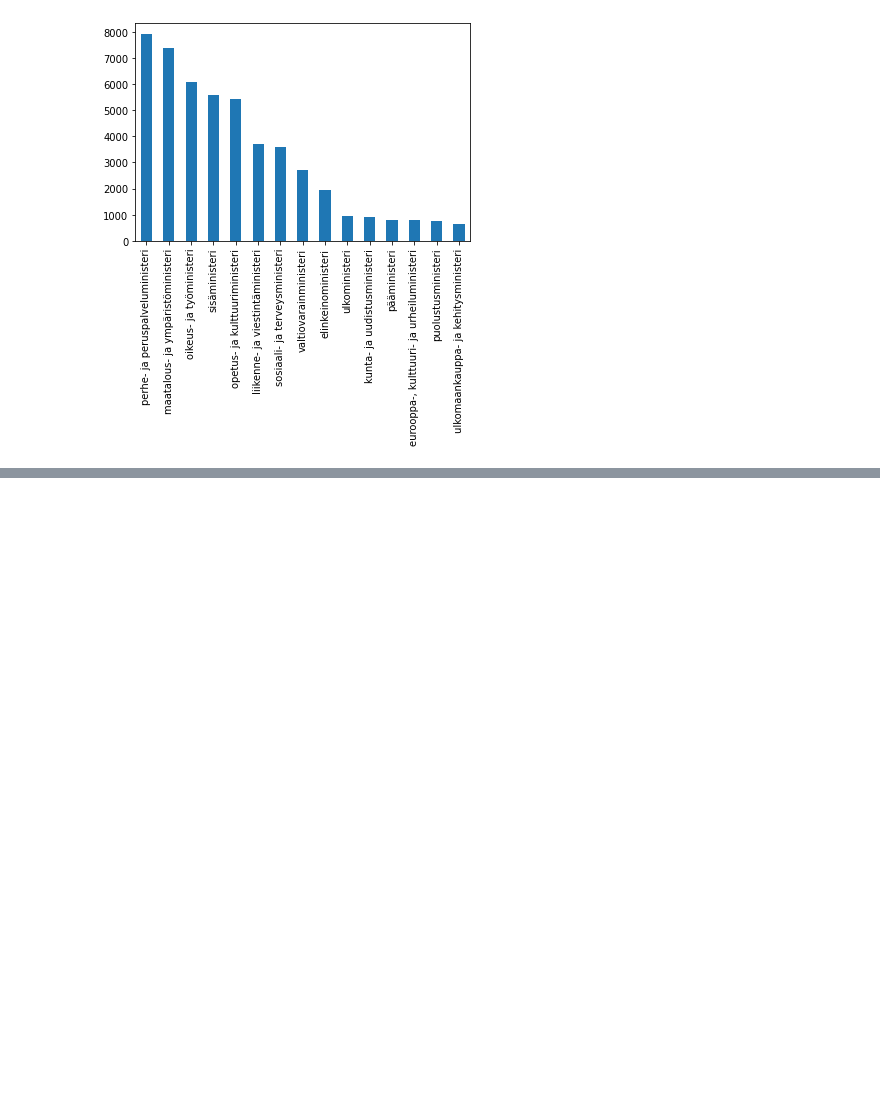
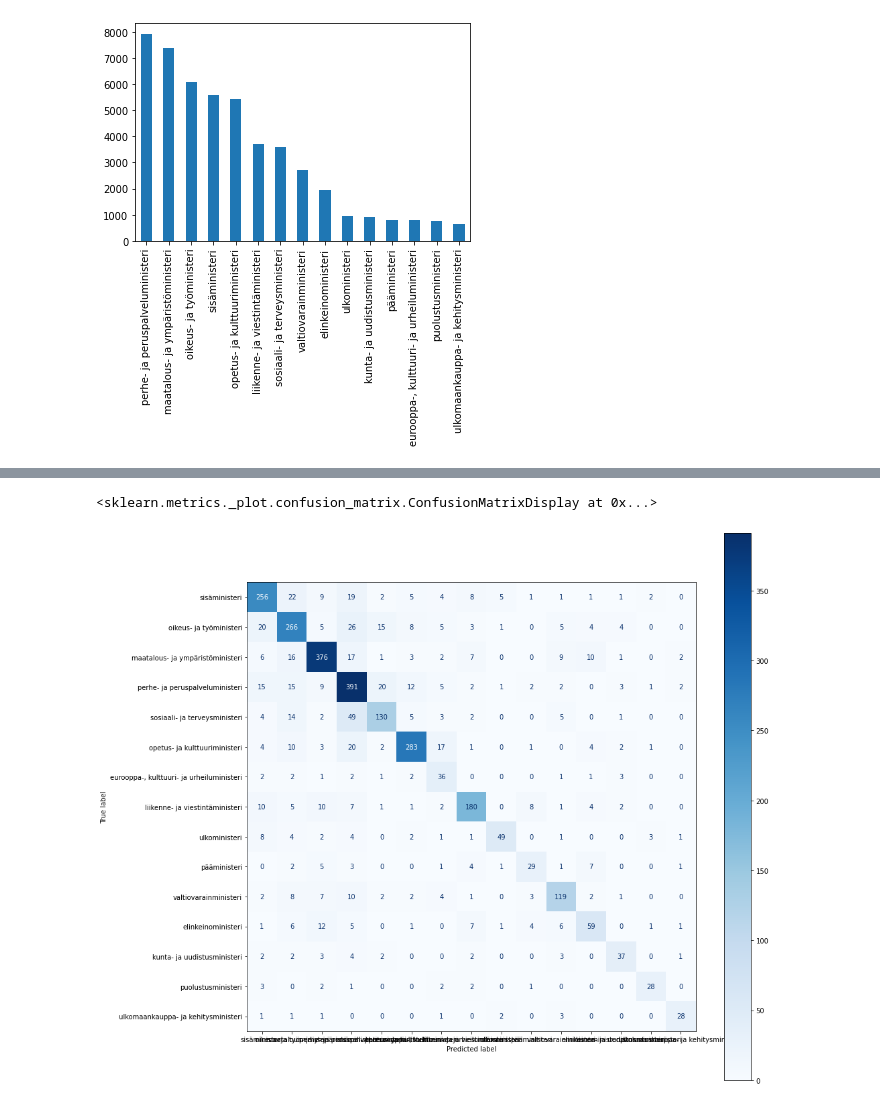
Before and after one commit to SampoImmonen/FinnishBERT-Finetuning, a Jupyter notebook: FinnishBERT Finetune.ipynb, the cells around one changed output, grey strips where cells are left out. Cells and saved outputs as stored; diff of their text form; code cells hidden in the pictures; blank space fills up the shorter version.

```diff
--- a/FinnishBERT Finetune.ipynb
+++ b/FinnishBERT Finetune.ipynb
@@ -147,29 +150,40 @@ BertForSequenceClassification(
 # %%
 from transformers import AdamW, BertForSequenceClassification
 from tqdm.notebook import tqdm
+import warnings
+warnings.filterwarnings('ignore')
 
 #Parameters
-epochs = 2
+epochs = 4
 BATCH_SIZE = 32
 LR=2e-5
 device = 'cuda'
+save_checkpoint = True
 
 print("initializing model")
-model = BertForSequenceClassification.from_pretrained("TurkuNLP/bert-base-finnish-uncased-v1", num_labels=len(labels))
-model.train()
+model = BertForSequenceClassification.from_pretrained("TurkuNLP/bert-base-finnish-uncased-v1", num_labels=len(label_names))
 model.to(device)
 
 print("initializing datasets and optimizer")
 trainloader = DataLoader(trainset, batch_size=BATCH_SIZE, collate_fn=collate_func)
 evalloader = DataLoader(evalset, batch_size=BATCH_SIZE, collate_fn=collate_func)
-optimizer = AdamW(model.parameters(), lr=1e-5)
+optimizer = AdamW(model.parameters(), lr=LR)
+eval_stats_list = []
+
+#print evaluation stats before any training
+eval_stats = evaluation_stats(model, evalloader)
+eval_stats_list.append(eval_stats)
+best_acc = 0
+
+print(eval_stats)
+
 
 print("starting training")
-
 for epoch in range(epochs):
     print(f"starting epoch:{epoch+1}")
     i=0
     losses = []
+    model.train()
     for data in tqdm(trainloader):
         i+=1
 
@@ -182,7 +196,15 @@ for epoch in range(epochs):
         loss.backward()
         optimizer.step()
         losses.append(loss.item())
-    print(sum(losses)/len(losses))
+    print(f"Training Loss Epoch{epoch+1}: {sum(losses)/len(losses)}")
+    eval_stats = evaluation_stats(model, evalloader)
+    if eval_stats[1] > best_acc:
+        best_acc = eval_stats[1]
+        if save_checkpoint:
+            torch.save(model.state_dict(), "bestmodel.pt")
+    print(eval_stats)
+    eval_stats_list.append(eval_stats)
+
 #for data in evalloader
 # %% [output]
 initializing model
@@ -204,0 +236,5 @@ starting epoch:2
+# %%
+from sklearn.metrics import classification_report, confusion_matrix, ConfusionMatrixDisplay
+testset = TextClassificationDataset("data/test.csv")
+testloader = DataLoader(testset, batch_size=BATCH_SIZE, collate_fn=collate_func)
+preds, labels = get_preds(model, testloader)
@@ -204,0 +261,11 @@ starting epoch:2
+# %%
+import matplotlib.pyplot as plt
+%matplotlib inline
+plt.rcParams['figure.figsize'] = [15, 15]
+
+cm = confusion_matrix(labels, preds)
+disp = ConfusionMatrixDisplay(confusion_matrix=cm, display_labels=label_names)
+disp.plot(cmap=plt.cm.Blues, values_format='d')
+# %% [output]
+<sklearn.metrics._plot.confusion_matrix.ConfusionMatrixDisplay at 0x...>
+[figure, added]
```
Also changed, not shown: parts of 11 cells of this notebook, 1 other file.
